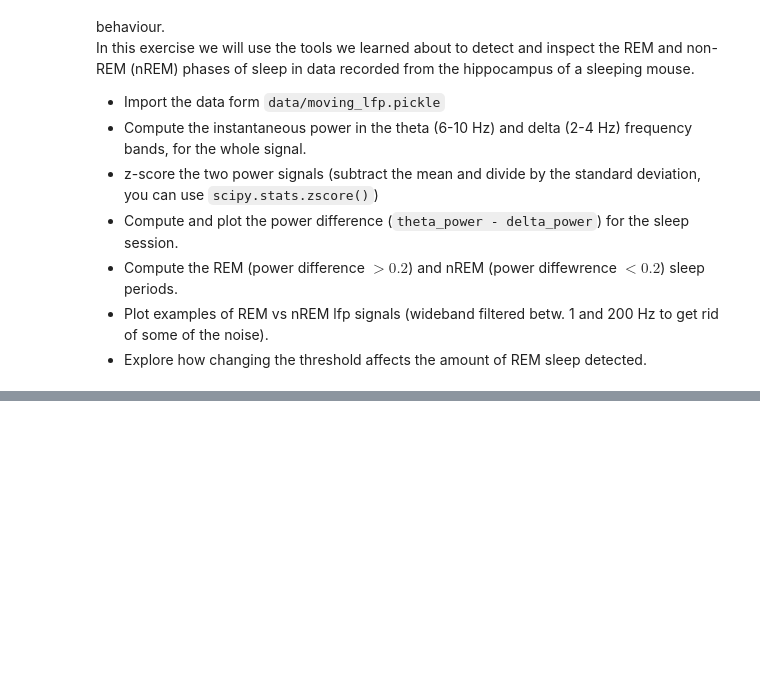
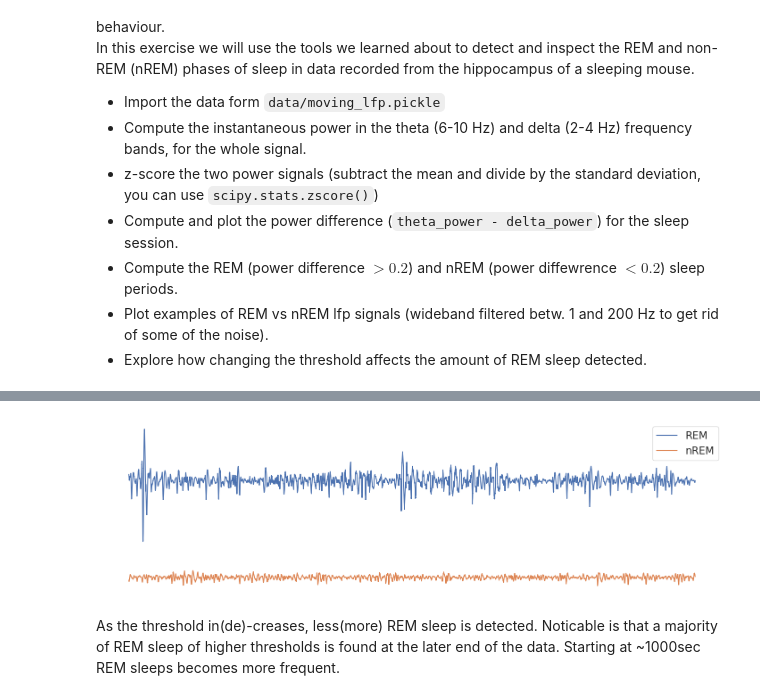
Before and after one commit to TSchwierz/NeuroAnalysis, a Jupyter notebook: LFPexercise.ipynb, the cells around one changed output, grey strips where cells are left out. Cells and saved outputs as stored; diff of their text form; code cells hidden in the pictures; blank space fills up the shorter version.

```diff
--- a/LFPexercise.ipynb
+++ b/LFPexercise.ipynb
@@ -154,0 +209,11 @@ In this exercise we will use the tools we learned about to detect and inspect th
+# %%
+aux = applyFilter(dif, 1, 200, 5)
+plt.plot(aux[N(1000):N(1100)]+5, label='REM')
+plt.plot(aux[N(200):N(300)], label='nREM')
+plt.legend()
+plt.axis('off')
+plt.show()
+# %% [output]
+[figure, added]
+# %% [markdown]
+As the threshold in(de)-creases, less(more) REM sleep is detected. Noticable is that a majority of REM sleep of higher thresholds is found at the later end of the data. Starting at ~1000sec REM sleeps becomes more frequent.
```
Also changed, not shown: parts of 12 cells of this notebook.
